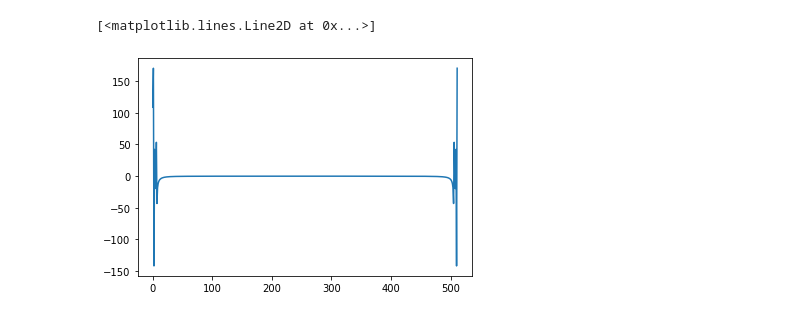
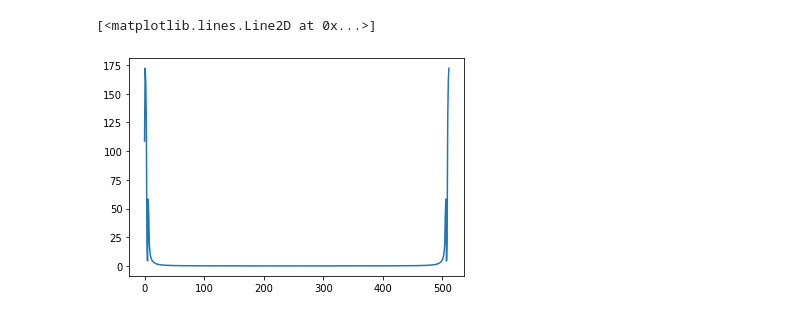
Before and after one commit to ik9702/cfft_practice, a Jupyter notebook: test.ipynb, the cells around one changed output. Drawn from its saved outputs; the diff is of its cells as text; code cells hidden in the pictures.

```diff
--- a/test.ipynb
+++ b/test.ipynb
@@ -16,8 +16,9 @@ w31 = sinwave(1, 10, time)
 w32 = sinwave(0.5, 20, time)
 w33 = sinwave(1/3, 40, time)
 sample = w31+w32+w33
+sample = sample.astype(np.float32)
 plt.plot(sample)
 plt.show()
-print(sample.shape)
+print(sample.shape, sample.dtype)
 # %% [output]
 [figure]
@@ -43,5 +34,8 @@ plt.plot(res[1::2])
-# %%
-plt.plot(np.fft.fft(sample).real)
-# %% [output]
-[<matplotlib.lines.Line2D at 0x...>]
-[figure, removed]
+# %%
+# plt.plot(res)
+cft_r = res[:512]
+cft_i = res[512:]
+plt.plot(np.sqrt(cft_r**2 + cft_i**2))
+# %% [output]
+[<matplotlib.lines.Line2D at 0x...>]
+[figure, added]
```
Also changed, not shown: parts of 4 cells of this notebook, 5 other files.
